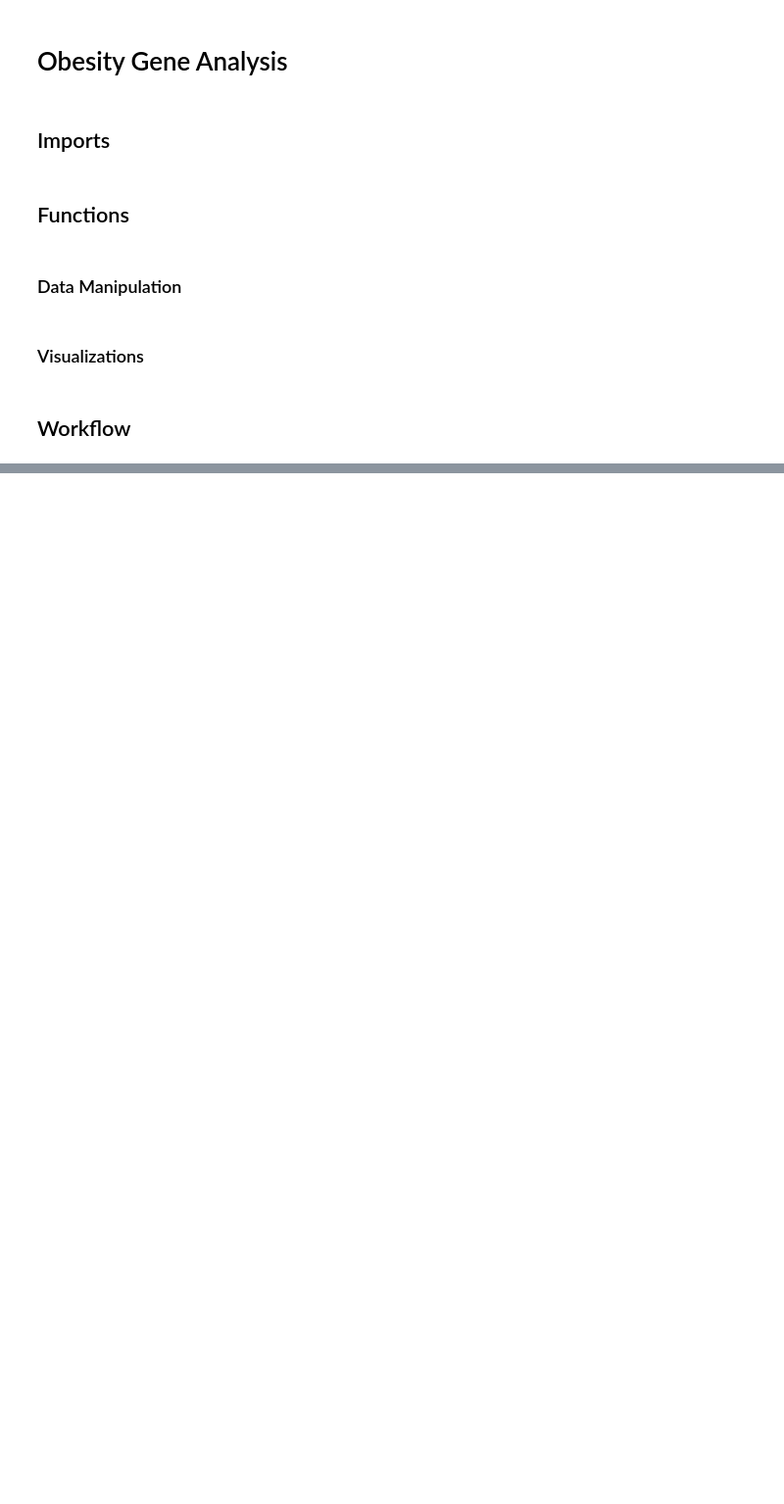
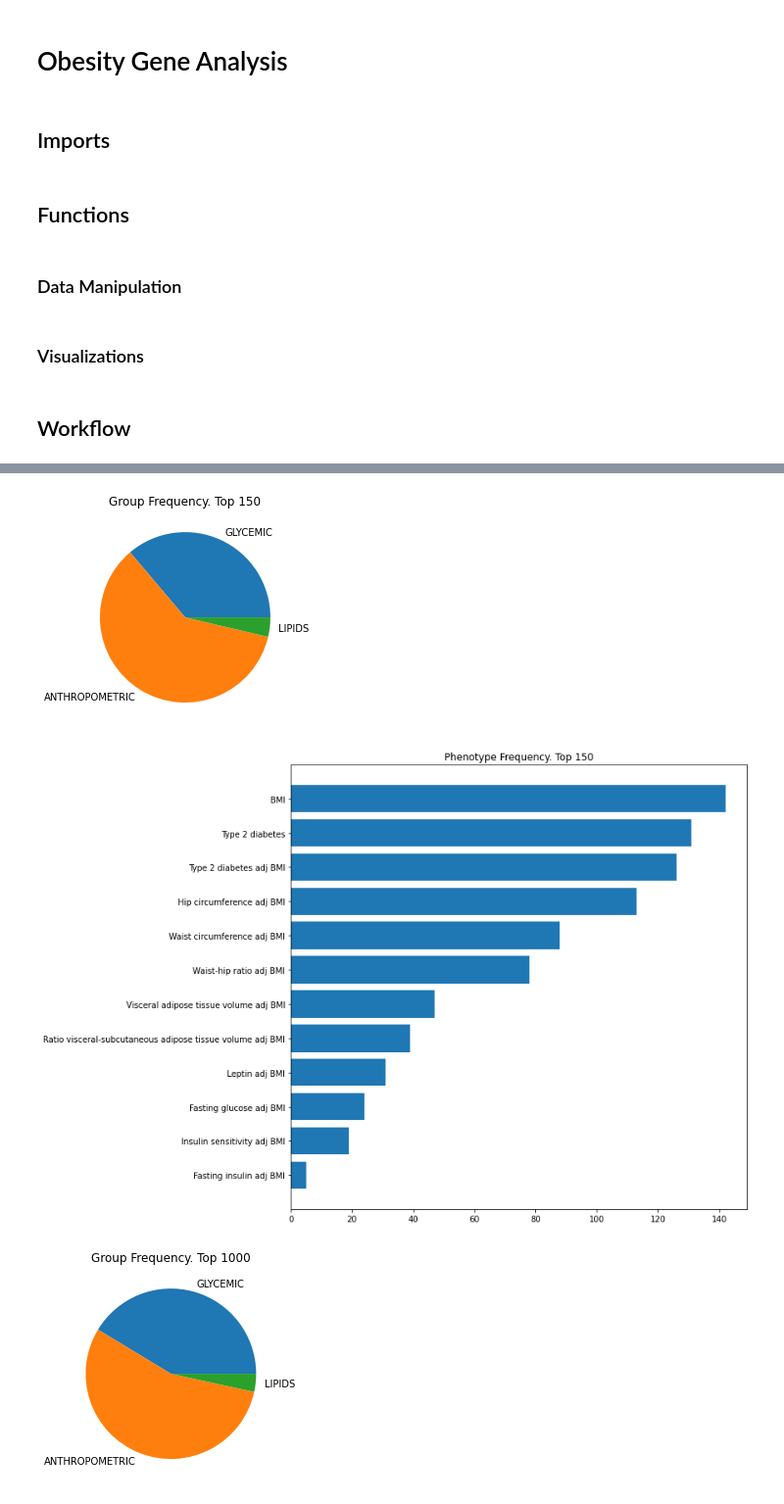
Before and after one commit to rahulsharma35/obesity_gene_analysis, a Jupyter notebook: obesity_gene_analysis.ipynb, the cells around one changed output, grey strips where cells are left out. Shown at 98% size. Drawn from its saved outputs; the diff is of its cells as text; code cells hidden in the pictures; blank space fills up the shorter version.

```diff
--- a/obesity_gene_analysis.ipynb
+++ b/obesity_gene_analysis.ipynb
@@ -342,0 +434,3 @@ for count in [150, 1000, None]:
+# %%
+ciliary_gene_df = filter_ciliary_only(ordered_gene_df)
+ciliary_gene_df
@@ -342,0 +453,8 @@ for count in [150, 1000, None]:
+# %%
+for count in [150, 1000, None]:
+    graph_groups_ct_pie(ciliary_gene_df, count)
+    graph_phenotype_count_bar(ciliary_gene_df, count)
+# %% [output]
+[figure, added]
+[figure, added]
+[figure, added]
```
Also changed, not shown: parts of 21 cells of this notebook, 19 other files.
